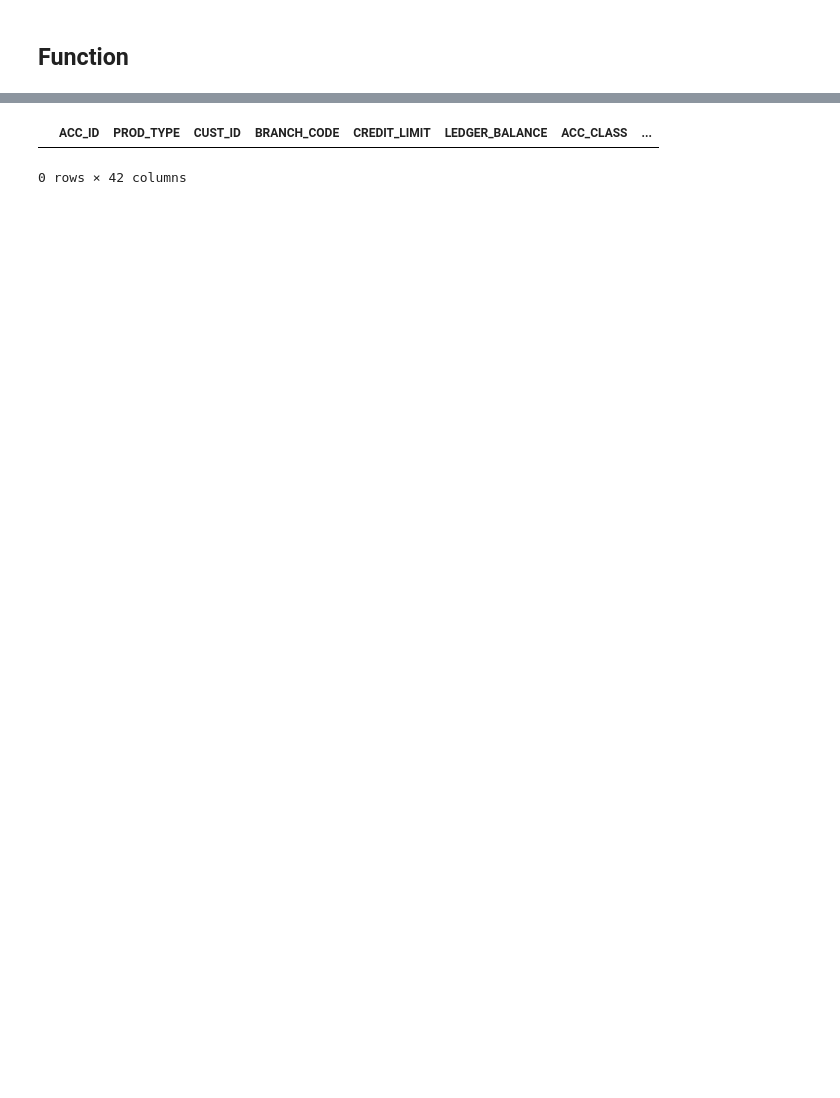
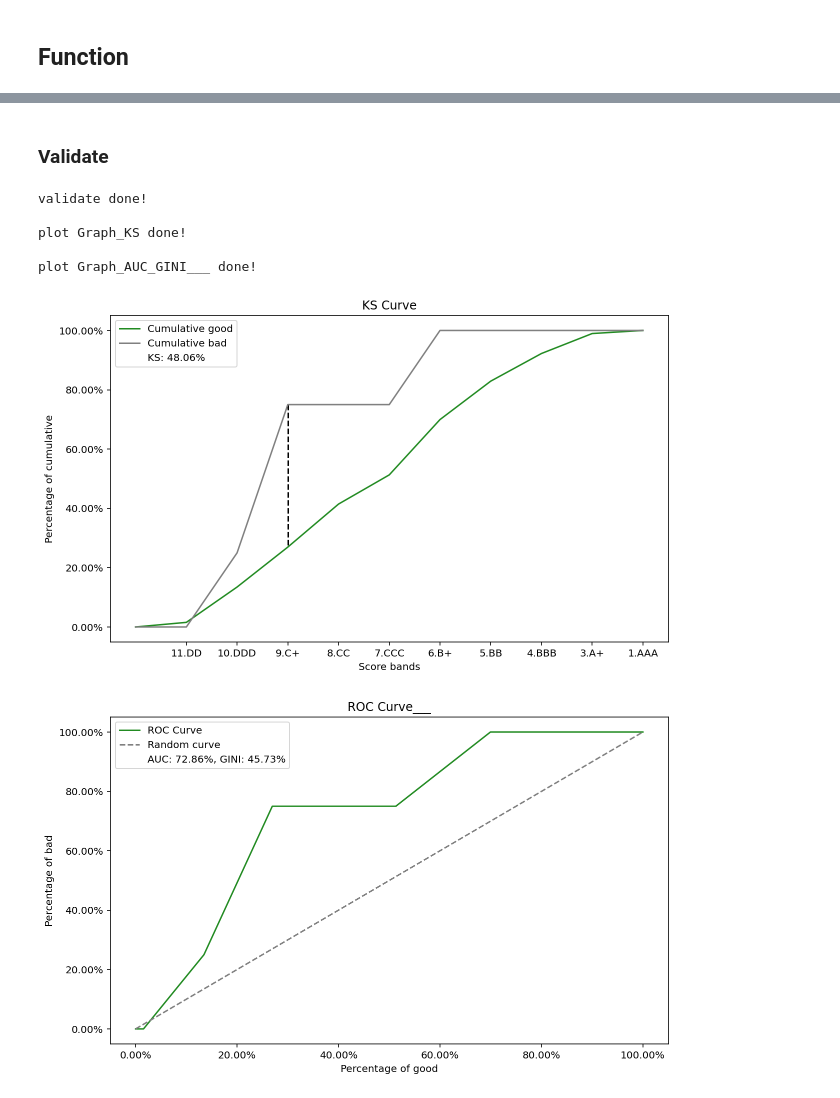
Before and after one commit to Taecpy/CRR-validate, a Jupyter notebook: CRR_validate.ipynb, the cells around one changed output, grey strips where cells are left out. Cells and saved outputs as stored; diff of their text form; code cells hidden in the pictures; blank space fills up the shorter version.

```diff
--- a/CRR_validate.ipynb
+++ b/CRR_validate.ipynb
@@ -616,5 +535,21 @@ Name: วันที่ประเมิน, dtype: int64
-# %%
-define_Good_Bad(df,df_p)
-# %% [output]
-|  | ACC_ID | PROD_TYPE | CUST_ID | BRANCH_CODE | CREDIT_LIMIT | LEDGER_BALANCE | ACC_CLASS | ... |
-0 rows × 42 columns
+# %% [markdown]
+### Validate
+# %%
+df = load_input()
+df_p = load_performance()
+df_Adj = define_Good_Bad(df,df_p)
+CRR,sCRR = Transform(df_Adj)
+# %%
+CRR = validate(CRR)
+KS = plot_KS(CRR)
+# export_Graph(KS)
+GINI = plot_AUC_GINI(CRR)
+# export_Graph(GINI)
+# %% [output]
+validate done!
+
+plot Graph_KS done!
+
+plot Graph_AUC_GINI___ done!
+[figure, added]
+[figure, added]
```
Also changed, not shown: parts of 12 cells of this notebook, 38 other files.
